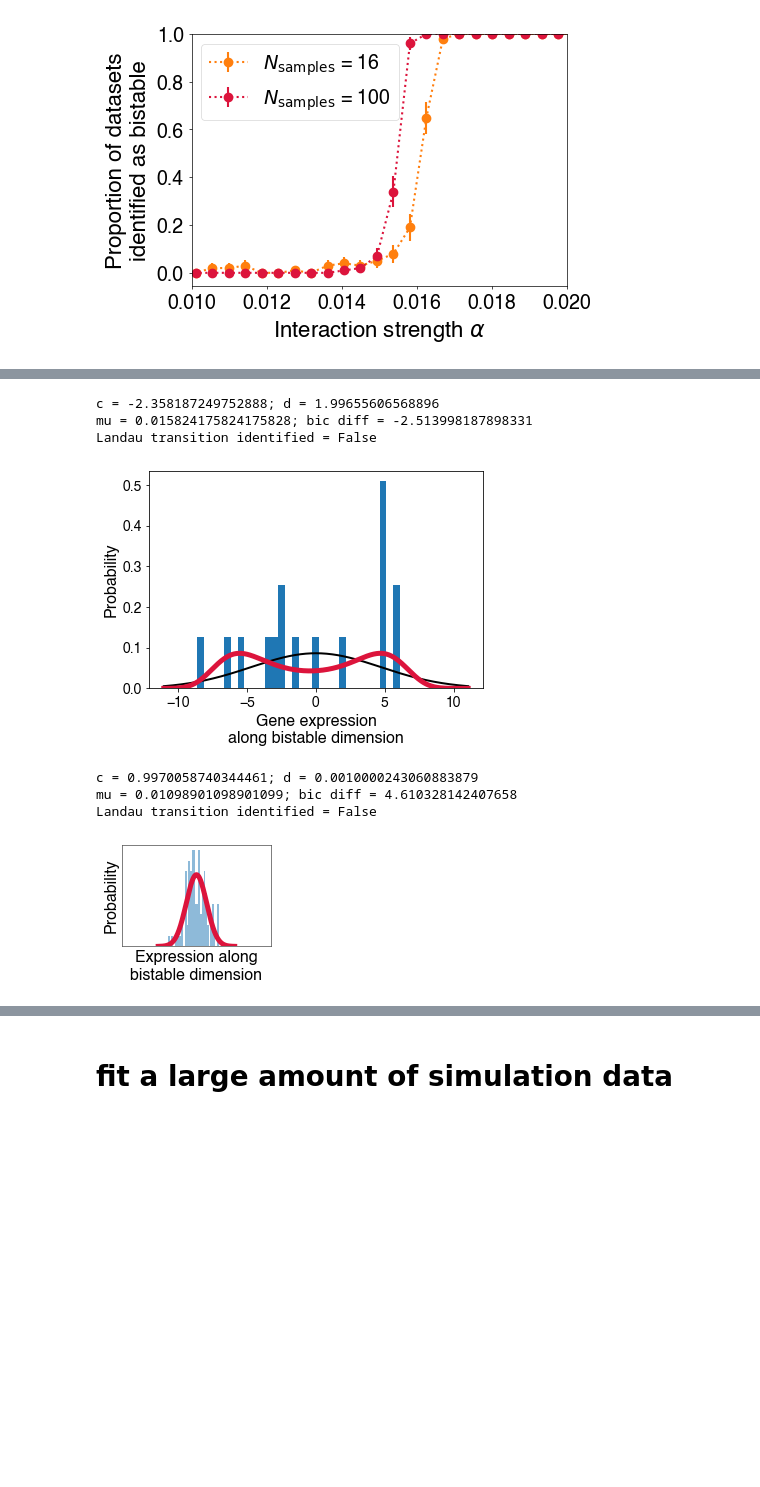
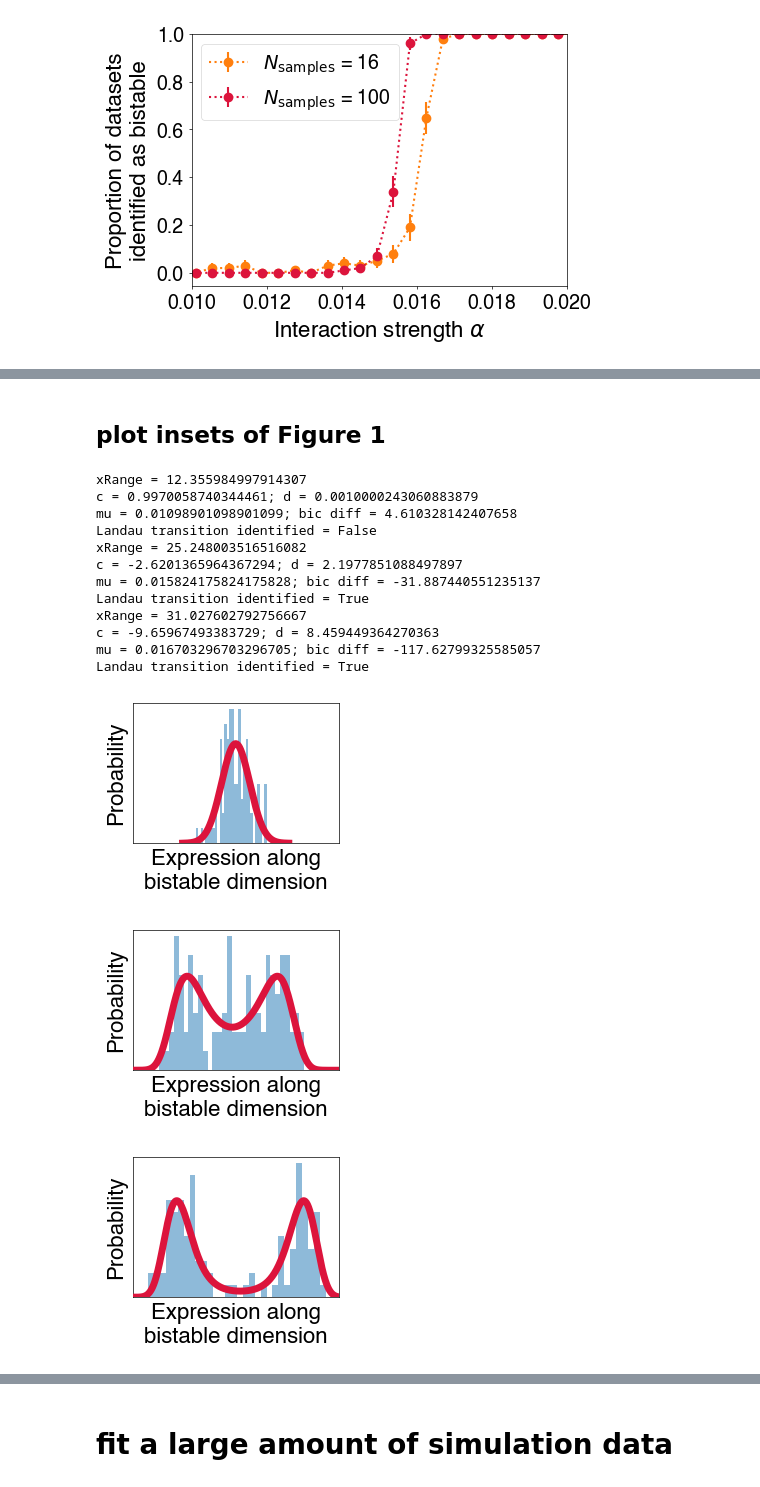
Before and after one commit to Collective-Logic-Lab/landau, a Jupyter notebook: landau/landau-simulation-analysis.ipynb, the cells around one changed output, grey strips where cells are left out. Cells and saved outputs as stored; diff of their text form; code cells hidden in the pictures; blank space fills up the shorter version.

```diff
--- a/landau/landau-simulation-analysis.ipynb
+++ b/landau/landau-simulation-analysis.ipynb
@@ -21,8 +21,8 @@ from runFittingAnalysis import loadBeeData
 from toolbox import setDefaultParams,makePretty,load
 setDefaultParams()
 # %%
-def bistablePlot(finalStates,vec,Jvals,Jvecs,c,d,nuMu,returnData=False,plotTheory=True,plotGaussian=True,
-                **histKwargs):
+def bistablePlot(finalStates,vec,Jvals,Jvecs,c,d,nuMu,returnData=False,plotTheory=True,plotGaussian=True,bins=30,
+                xScale=1.,**histKwargs):
 
     # calculate projection along eigenvector
 
@@ -45,11 +45,12 @@ def bistablePlot(finalStates,vec,Jvals,Jvecs,c,d,nuMu,returnData=False,plotTheor
 
 
     # plot histogram of data
-    plt.hist(x,density=True,bins=30,**histKwargs)
+    plt.hist(x,density=True,bins=bins,**histKwargs)
 
     if plotTheory:
         # plot inferred relative log-likelihood
-        xRange = 1.5*(x.max() - x.min())
+        xRange = 1.5*xScale*(x.max() - x.min())
+        print('xRange = {}'.format(xRange))
         plotLandauTheory(vec,Jvals,Jvecs,c,d,nuMu,xRange=xRange)
 
     if plotGaussian:
@@ -309,32 +282,35 @@ for d,Nsamples in zip([df,dfLarge],[16,100]):
-# %%
-runIndex = 15
-muIndex = 36
-bistablePlot_fromDataDict(df,dataDict,runIndex,muIndex)
-# %% [output]
-c = -2.358187249752888; d = 1.99655606568896
-mu = 0.015824175824175828; bic diff = -2.513998187898331
-Landau transition identified = False
-[figure, removed]
+# %% [markdown]
+## plot insets of Figure 1
 # %%
-runIndex = 6
-muIndex = 25
-plotTrue = False
-plt.figure(figsize=(2.75,2.25))
-bistablePlot_fromDataDict(dfLarge,dataDictLarge,runIndex,muIndex,plotGaussian=False,alpha=0.5)
-if plotTrue:
-    # also plot landau distribution from fit to 50k samples
-    muPlot = np.sort(list(allDataDict.keys()))[muIndex]
-    plotLandauTheory_fromDict(landauDataDict[muPlot],color='k',zorder=9,lw=4)
-plt.xlabel('Expression along\nbistable dimension')
-plt.ylabel('Probability')
-plt.axis(xmin=-12,xmax=12)
-plt.yticks([])
-plt.xticks([])
-plt.subplots_adjust(bottom=0.3,top=0.925,left=0.175,right=0.925)
-makePretty()
-plt.savefig('220307_landau_bistable_plot_Ns100_Nc91_mu0.0109.pdf')
+for runIndex,muIndex,mu in zip([6,5,5],[25,36,38],[0.0109,0.0158,0.0167]):
+    plotTrue = False
+    plt.figure(figsize=(2.75,2.25))
+    bistablePlot_fromDataDict(dfLarge,dataDictLarge,runIndex,muIndex,plotGaussian=False,alpha=0.5)
+    if plotTrue:
+        # also plot landau distribution from fit to 50k samples
+        muPlot = np.sort(list(allDataDict.keys()))[muIndex]
+        plotLandauTheory_fromDict(landauDataDict[muPlot],color='k',zorder=9,lw=4)
+    plt.xlabel('Expression along\nbistable dimension')
+    plt.ylabel('Probability')
+    plt.axis(xmin=-12,xmax=12)
+    plt.yticks([])
+    plt.xticks([])
+    plt.subplots_adjust(bottom=0.3,top=0.925,left=0.175,right=0.925)
+    makePretty()
+    plt.savefig('220307_landau_bistable_plot_Ns100_Nc91_mu{}.pdf'.format(mu))
 # %% [output]
+xRange = 12.355984997914307
 c = 0.9970058740344461; d = 0.0010000243060883879
 mu = 0.01098901098901099; bic diff = 4.610328142407658
 Landau transition identified = False
+xRange = 25.248003516516082
+c = -2.6201365964367294; d = 2.1977851088497897
+mu = 0.015824175824175828; bic diff = -31.887440551235137
+Landau transition identified = True
+xRange = 31.027602792756667
+c = -9.65967493383729; d = 8.459449364270363
+mu = 0.016703296703296705; bic diff = -117.62799325585057
+Landau transition identified = True
-[figure, old version]
+[figure, new version]
+[figure, added]
+[figure, added]
```
Also changed, not shown: parts of 26 cells of this notebook, 5 other files.
